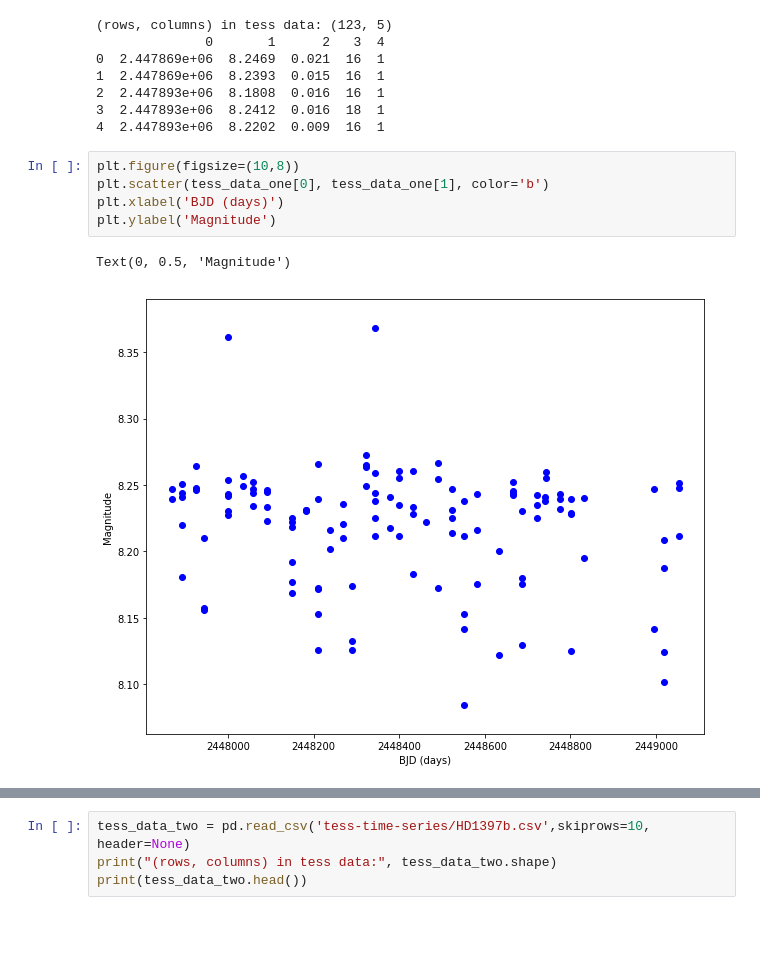
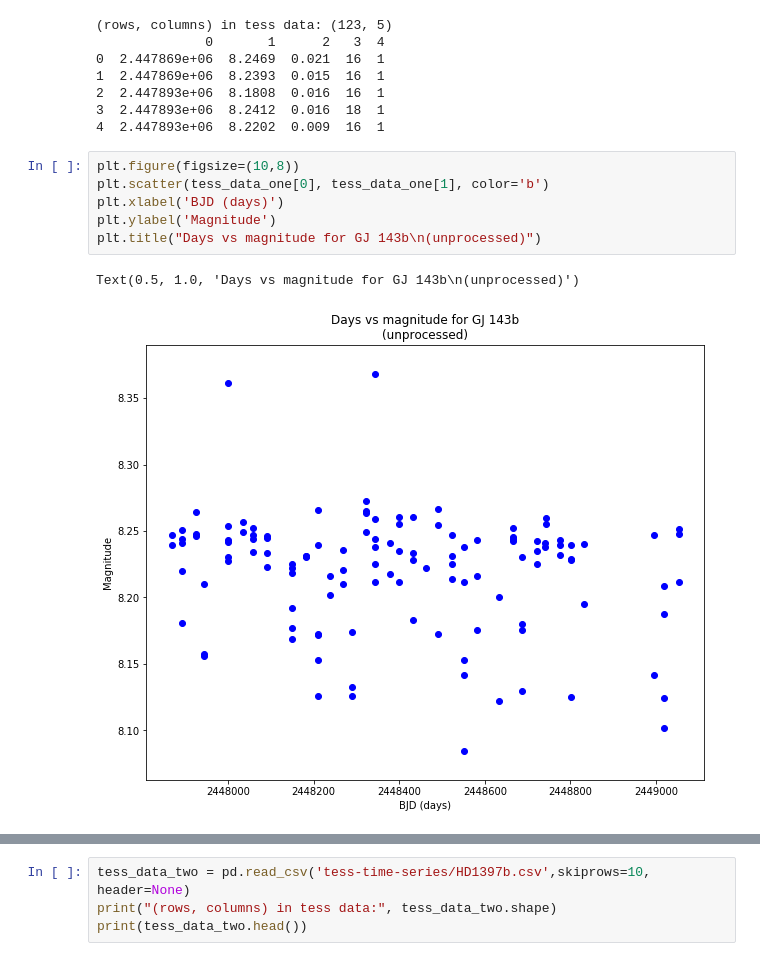
Before and after one commit to Deee92/ml_exoplanets, a Jupyter notebook: exoplanet-time-series-data.ipynb, the cells around one changed output, grey strips where cells are left out. Cells and saved outputs as stored; diff of their text form; blank space fills up the shorter version.

```diff
--- a/exoplanet-time-series-data.ipynb
+++ b/exoplanet-time-series-data.ipynb
@@ -461,11 +488,12 @@ print(tess_data_one.head())
 # %%
 plt.figure(figsize=(10,8))
 plt.scatter(tess_data_one[0], tess_data_one[1], color='b')
 plt.xlabel('BJD (days)')
 plt.ylabel('Magnitude')
+plt.title("Days vs magnitude for GJ 143b\n(unprocessed)")
 # %% [output]
-Text(0, 0.5, 'Magnitude')
+Text(0.5, 1.0, 'Days vs magnitude for GJ 143b\n(unprocessed)')
-[figure, old version]
+[figure, new version]
 # %%
 tess_data_one_smoothened = ndimage.filters.gaussian_filter(tess_data_one[1], sigma=5)
 plt.figure(figsize=(10,8))
```
Also changed, not shown: parts of 26 cells of this notebook.
